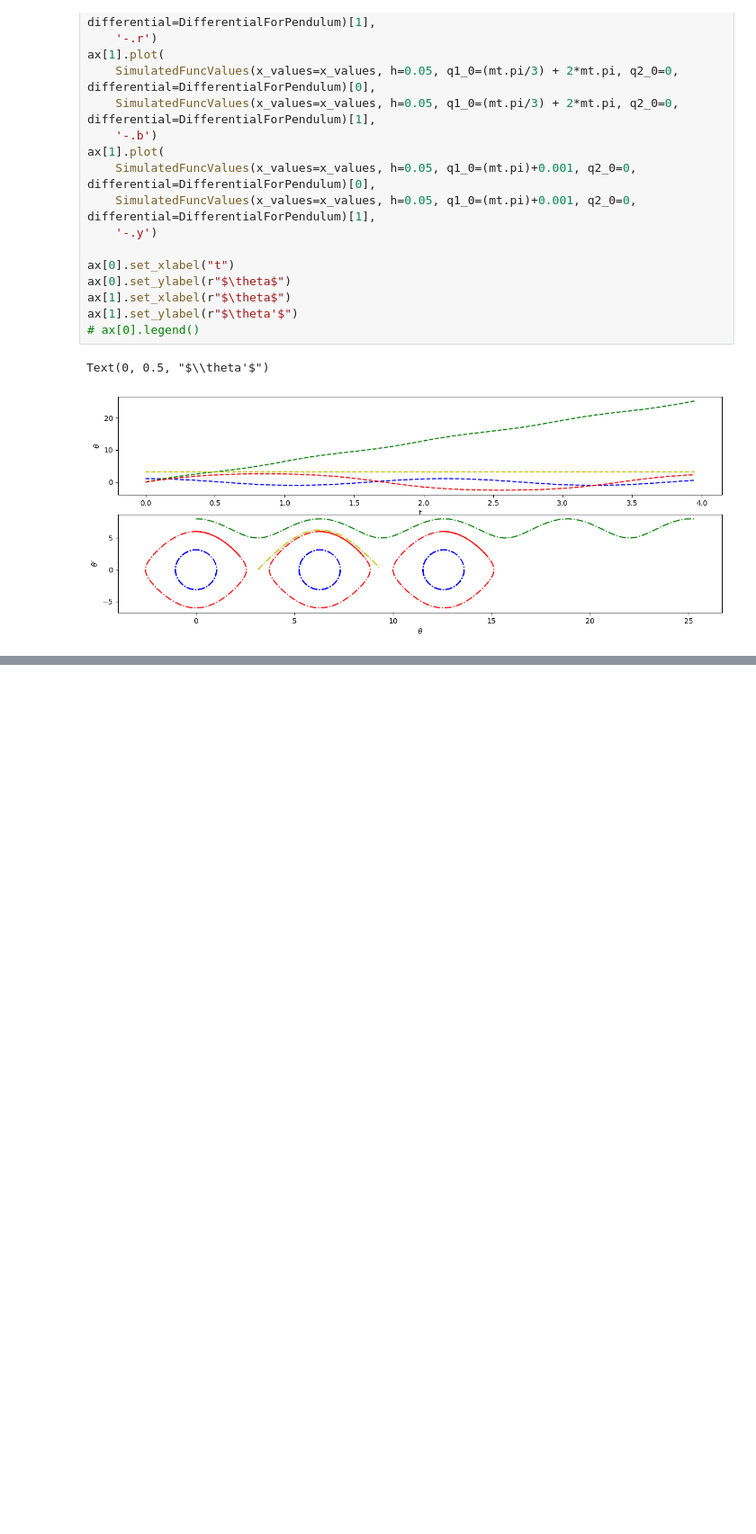
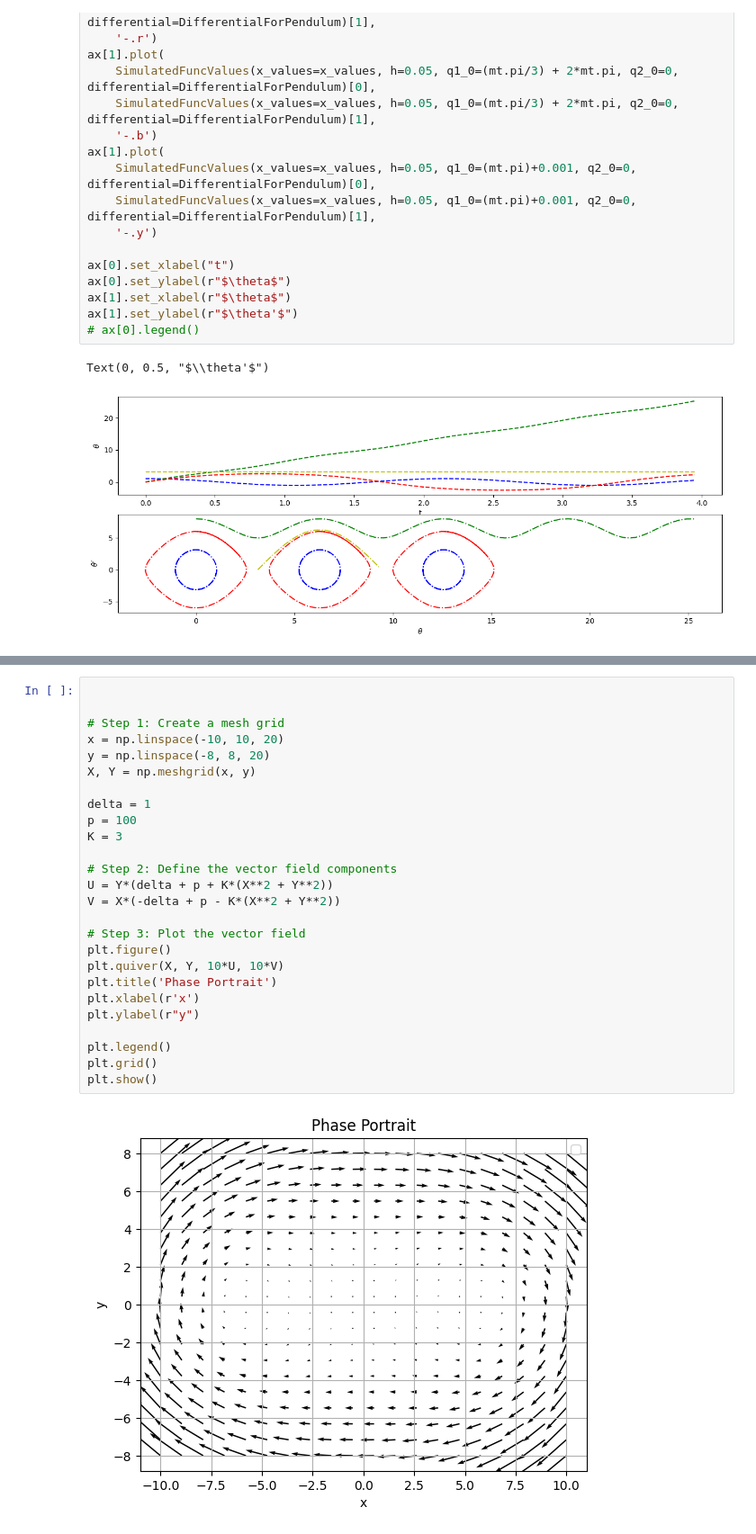
Before and after one commit to MandaKausthubh/Physics-Simulations, a Jupyter notebook: RungeKuttaMethod.ipynb, the cells around one changed output, grey strips where cells are left out. Shown at 90% size. Saved outputs shown, nothing was run; the diff lists cells and outputs as text; blank space fills up the shorter version.

```diff
--- a/RungeKuttaMethod.ipynb
+++ b/RungeKuttaMethod.ipynb
@@ -190,0 +199,28 @@ plt.show()
+# %%
+
+
+# Step 1: Create a mesh grid
+x = np.linspace(-10, 10, 20)
+y = np.linspace(-8, 8, 20)
+X, Y = np.meshgrid(x, y)
+
+delta = 1
+p = 100
+K = 3
+
+# Step 2: Define the vector field components
+U = Y*(delta + p + K*(X**2 + Y**2))
+V = X*(-delta + p - K*(X**2 + Y**2))
+
+# Step 3: Plot the vector field
+plt.figure()
+plt.quiver(X, Y, 10*U, 10*V)
+plt.title('Phase Portrait')
+plt.xlabel(r'x')
+plt.ylabel(r"y")
+
+plt.legend()
+plt.grid()
+plt.show()
+# %% [output]
+[figure, added]
```
Also changed, not shown: parts of 1 cell of this notebook, 4 other files.
